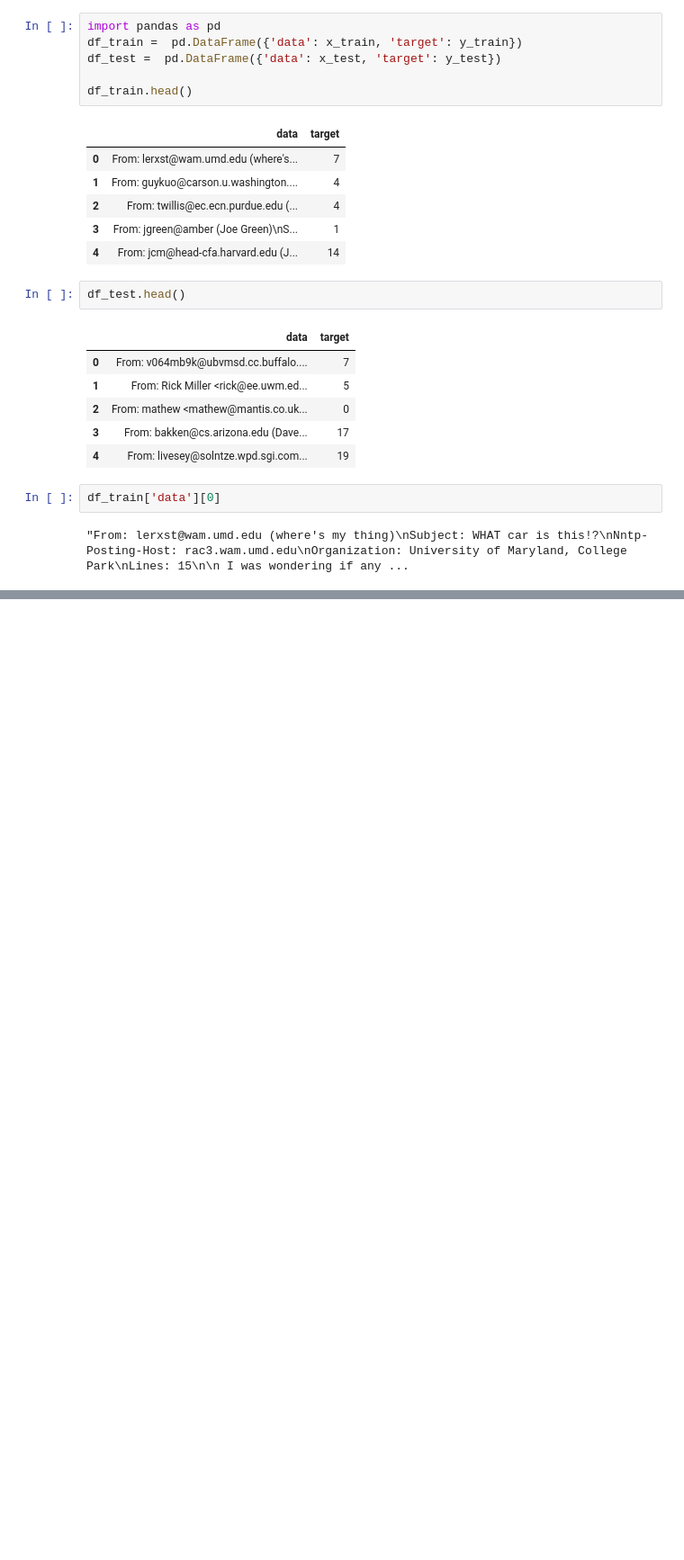
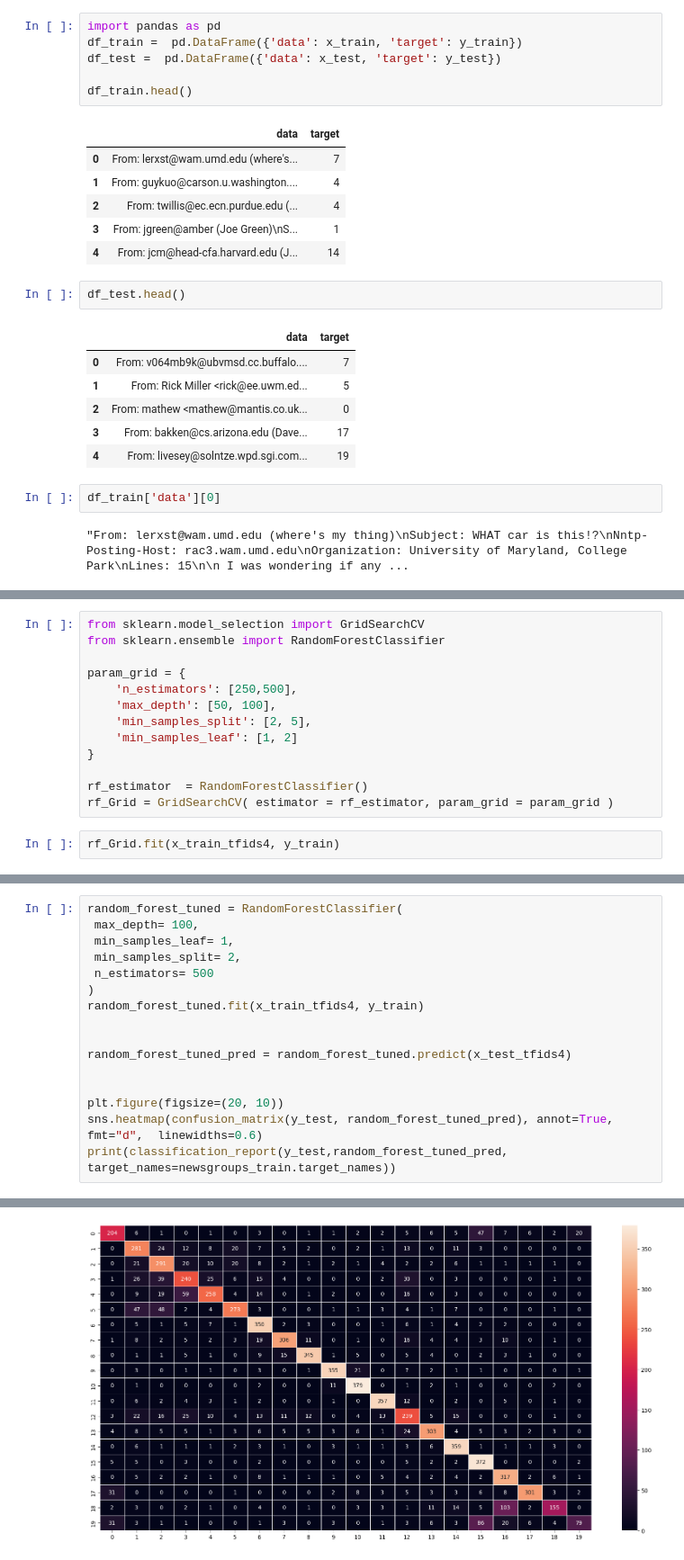
Before and after one commit to sayed6201/nlp_20newsgroups_exercise, a Jupyter notebook: exercise_text_classification.ipynb, the cells around one changed output, grey strips where cells are left out. Shown: that part at 90% size. Drawn from its saved outputs; the diff is of its cells as text; blank space fills up the shorter version.

```diff
--- a/exercise_text_classification.ipynb
+++ b/exercise_text_classification.ipynb
@@ -269,0 +488,15 @@ comp.sys.ibm.pc.hardware       0.62      0.77      0.68       392
+# %%
+from sklearn.model_selection import GridSearchCV
+from sklearn.ensemble import RandomForestClassifier
+
+param_grid = {
+    'n_estimators': [250,500],
+    'max_depth': [50, 100],
+    'min_samples_split': [2, 5],
+    'min_samples_leaf': [1, 2]
+}
+
+rf_estimator  = RandomForestClassifier()
+rf_Grid = GridSearchCV( estimator = rf_estimator, param_grid = param_grid )
+# %%
+rf_Grid.fit(x_train_tfids4, y_train)
@@ -269,0 +515,17 @@ comp.sys.ibm.pc.hardware       0.62      0.77      0.68       392
+# %%
+random_forest_tuned = RandomForestClassifier(
+ max_depth= 100,
+ min_samples_leaf= 1,
+ min_samples_split= 2,
+ n_estimators= 500
+)
+random_forest_tuned.fit(x_train_tfids4, y_train)
+
+
+random_forest_tuned_pred = random_forest_tuned.predict(x_test_tfids4)
+
+
+plt.figure(figsize=(20, 10))
+sns.heatmap(confusion_matrix(y_test, random_forest_tuned_pred), annot=True, fmt="d",  linewidths=0.6)
+print(classification_report(y_test,random_forest_tuned_pred, target_names=newsgroups_train.target_names))
+# %% [output]
@@ -269,0 +549 @@ comp.sys.ibm.pc.hardware       0.62      0.77      0.68       392
+[figure, added]
```
Also changed, not shown: parts of 41 cells of this notebook.
